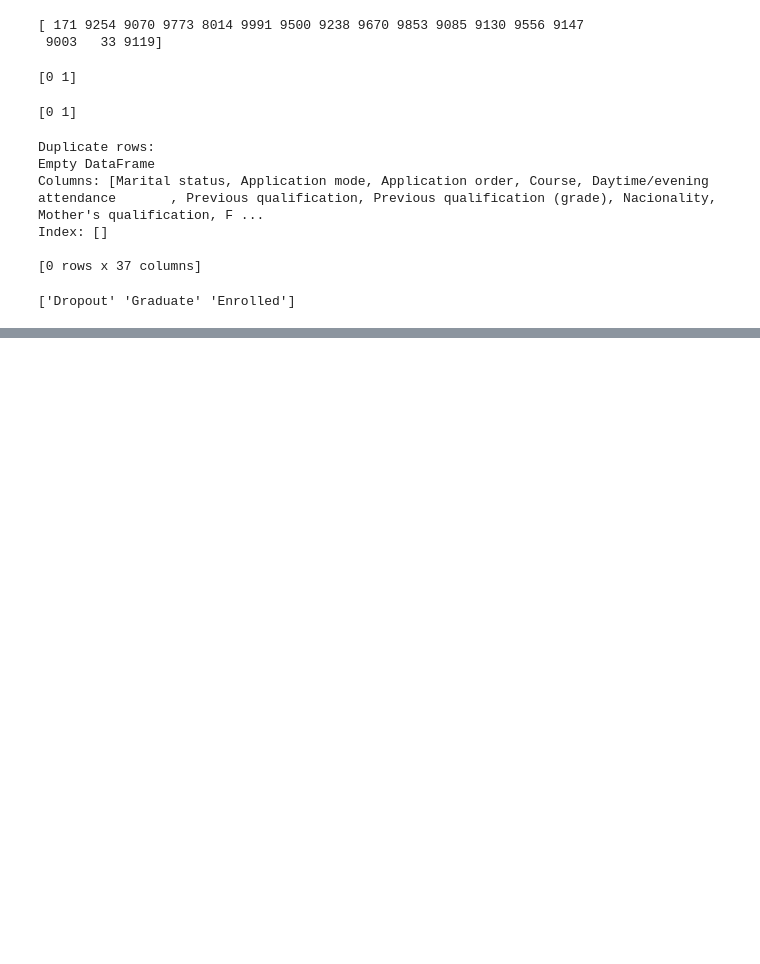
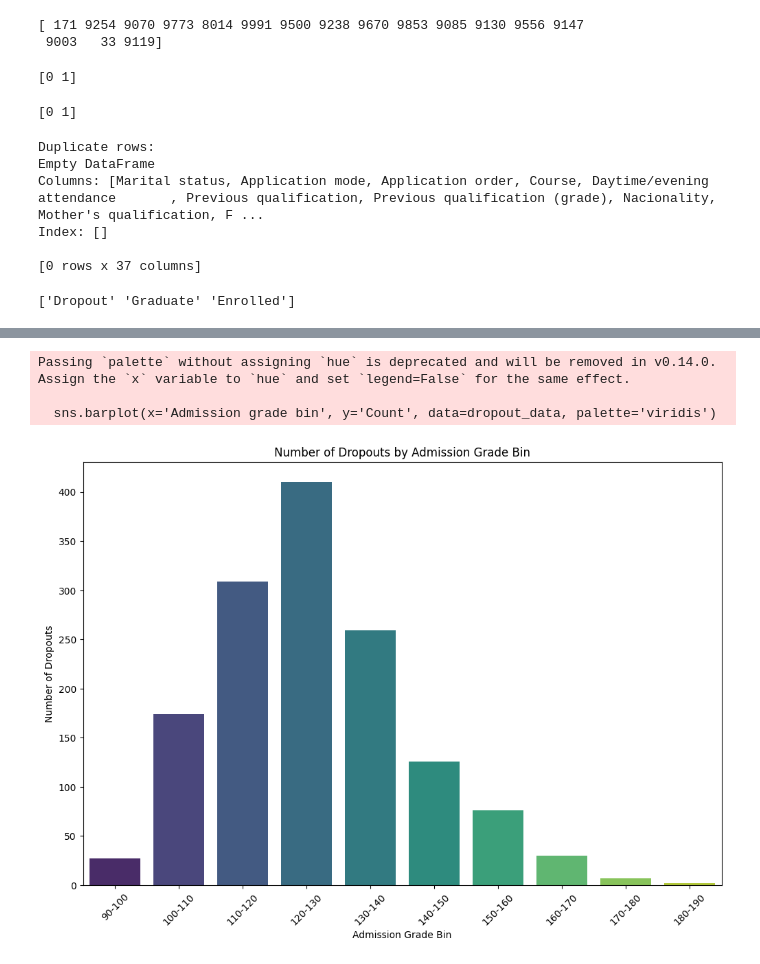
Before and after one commit to Glory995/StudentDroupoutPrediction, a Jupyter notebook: studentdroupout.ipynb, the cells around one changed output, grey strips where cells are left out. Drawn from its saved outputs; the diff is of its cells as text; code cells hidden in the pictures; blank space fills up the shorter version.

```diff
--- a/studentdroupout.ipynb
+++ b/studentdroupout.ipynb
@@ -296,0 +455,34 @@ Name: Target, dtype: float64
+# %%
+import pandas as pd
+import seaborn as sns
+import matplotlib.pyplot as plt
+
+# Define bins for the admission grades (adjust based on data distribution)
+bins = [90, 100, 110, 120, 130, 140, 150, 160, 170, 180, 190]
+labels = ['90-100', '100-110', '110-120', '120-130', '130-140', '140-150', '150-160', '160-170', '170-180', '180-190']
+
+# Create a new column for binned admission grades
+data['Admission grade bin'] = pd.cut(data['Admission grade'], bins=bins, labels=labels, right=False)
+
+# Create a new column for binned admission grades
+data['Admission grade bin'] = pd.cut(data['Admission grade'], bins=bins, labels=labels, right=False)
+
+# Group by the new binned column and dropout status, and count occurrences
+admission_dropout_counts = data.groupby(['Admission grade bin', 'Target']).size().reset_index(name='Count')
+
+# Filter to include only dropouts
+dropout_data = admission_dropout_counts[admission_dropout_counts['Target'] == 1]
+
+# Plot the data
+plt.figure(figsize=(12, 8))
+sns.barplot(x='Admission grade bin', y='Count', data=dropout_data, palette='viridis')
+plt.title('Number of Dropouts by Admission Grade Bin')
+plt.xlabel('Admission Grade Bin')
+plt.ylabel('Number of Dropouts')
+plt.xticks(rotation=45)
+plt.show()
+# %% [output]
+Passing `palette` without assigning `hue` is deprecated and will be removed in v0.14.0. Assign the `x` variable to `hue` and set `legend=False` for the same effect.
+
+  sns.barplot(x='Admission grade bin', y='Count', data=dropout_data, palette='viridis')
+[figure, added]
```
Also changed, not shown: parts of 20 cells of this notebook.
